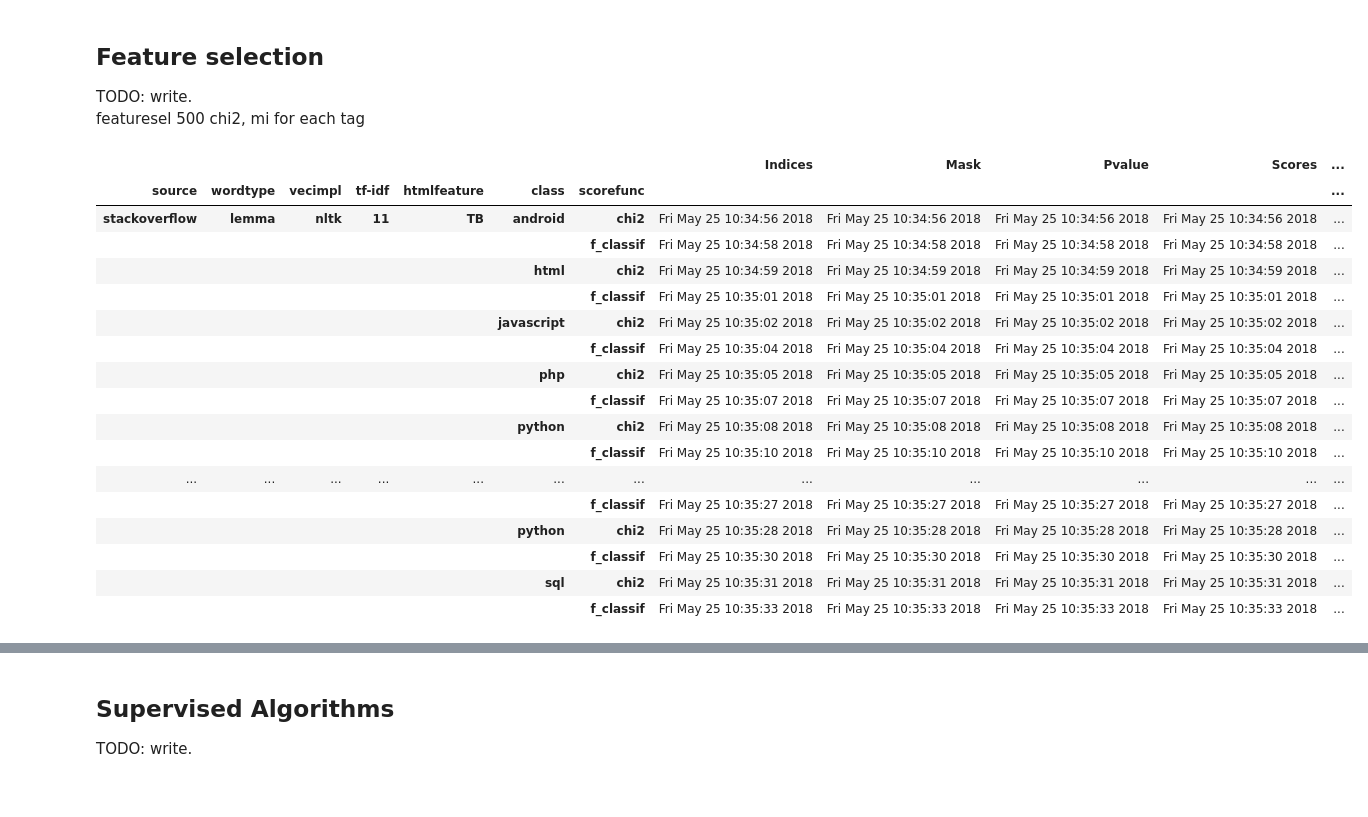
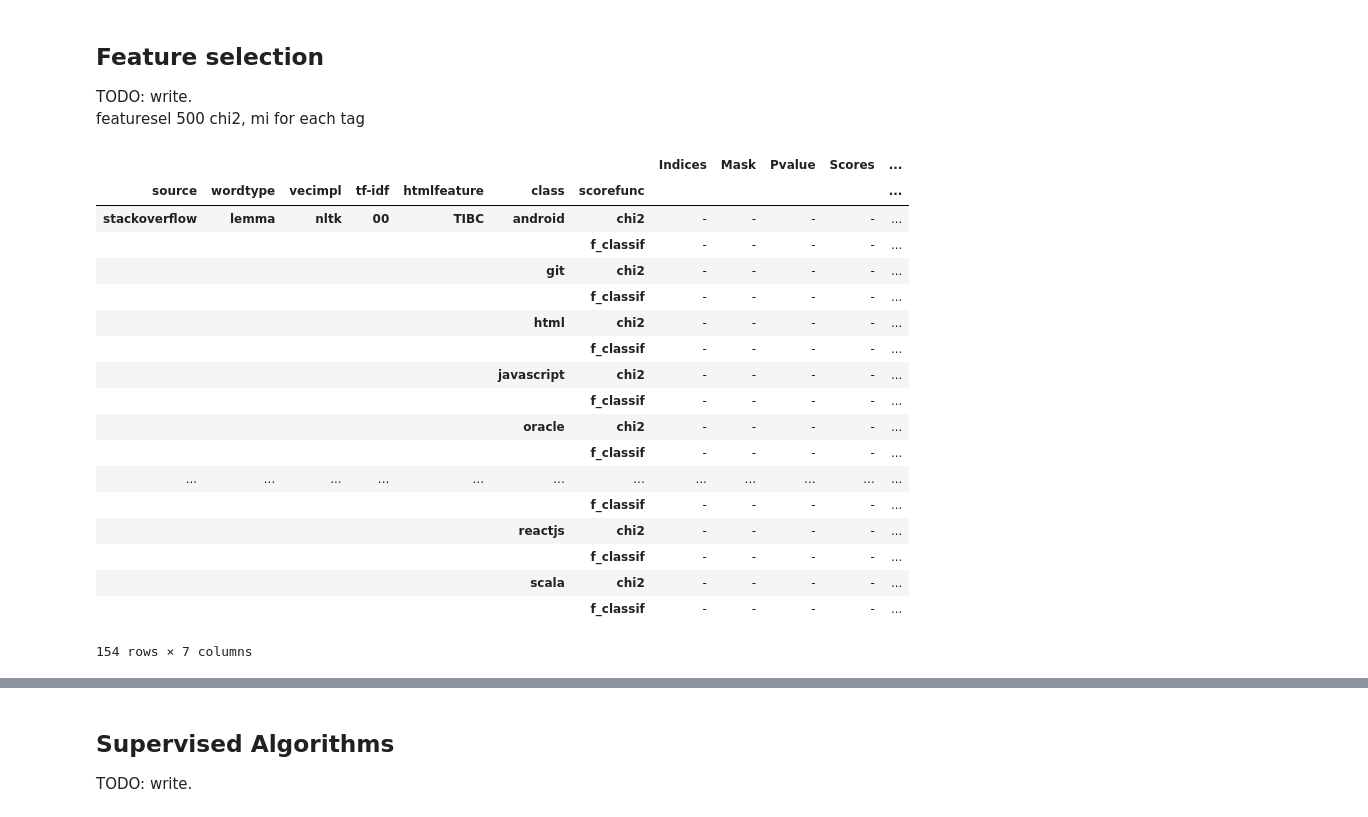
Before and after one commit to glouwa/StackOverflowTopicClustering, a Jupyter notebook: classify.ipynb, the cells around one changed output, grey strips where cells are left out. Cells and saved outputs as stored; diff of their text form; code cells hidden in the pictures.

```diff
--- a/classify.ipynb
+++ b/classify.ipynb
@@ -15,34 +15,35 @@ featuresel 500 chi2, mi for each tag
 # %%
 import classifyfeatureselect, src.algo.cell2string
 
-tfidf       = slice('11', '32')
-htmlfeature = ['TB']
-tags        = ['python', 'php', 'html', 'android', 'javascript', 'sql']
+tfidf       = slice(None)
+htmlfeature = ['TIBC']
+tags        = ['python', 'php', 'html', 'android', 'javascript', 'sql', 'reactjs', 'git', 'c#','scala', 'oracle', 'pandas']
 scorefunc   = ['chi2', 'f_classif'] #, 'mutual_info_classif', 'chi2', 'f_classif']
 
 inputspace = classifyfeatureselect.FeatureFrame().sort_index().sort_index(axis=1)
 fsplan = inputspace.loc[('stackoverflow', 'lemma', 'nltk', tfidf, htmlfeature, tags, scorefunc), :]
 fsplan = src.algo.cell2string.file2date(fsplan)
 fsplan
 # %% [output]
 |  |  |  |  |  |  |  | Indices | Mask | Pvalue | Scores | ... |
 | source | wordtype | vecimpl | tf-idf | htmlfeature | class | scorefunc |  |  |  |  | ... |
-| stackoverflow | lemma | nltk | 11 | TB | android | chi2 | Fri May 25 10:34:56 2018 | Fri May 25 10:34:56 2018 | Fri May 25 10:34:56 2018 | Fri May 25 10:34:56 2018 | ... |
-|  |  |  |  |  |  | f_classif | Fri May 25 10:34:58 2018 | Fri May 25 10:34:58 2018 | Fri May 25 10:34:58 2018 | Fri May 25 10:34:58 2018 | ... |
-|  |  |  |  |  | html | chi2 | Fri May 25 10:34:59 2018 | Fri May 25 10:34:59 2018 | Fri May 25 10:34:59 2018 | Fri May 25 10:34:59 2018 | ... |
-|  |  |  |  |  |  | f_classif | Fri May 25 10:35:01 2018 | Fri May 25 10:35:01 2018 | Fri May 25 10:35:01 2018 | Fri May 25 10:35:01 2018 | ... |
-|  |  |  |  |  | javascript | chi2 | Fri May 25 10:35:02 2018 | Fri May 25 10:35:02 2018 | Fri May 25 10:35:02 2018 | Fri May 25 10:35:02 2018 | ... |
-|  |  |  |  |  |  | f_classif | Fri May 25 10:35:04 2018 | Fri May 25 10:35:04 2018 | Fri May 25 10:35:04 2018 | Fri May 25 10:35:04 2018 | ... |
-|  |  |  |  |  | php | chi2 | Fri May 25 10:35:05 2018 | Fri May 25 10:35:05 2018 | Fri May 25 10:35:05 2018 | Fri May 25 10:35:05 2018 | ... |
-|  |  |  |  |  |  | f_classif | Fri May 25 10:35:07 2018 | Fri May 25 10:35:07 2018 | Fri May 25 10:35:07 2018 | Fri May 25 10:35:07 2018 | ... |
-|  |  |  |  |  | python | chi2 | Fri May 25 10:35:08 2018 | Fri May 25 10:35:08 2018 | Fri May 25 10:35:08 2018 | Fri May 25 10:35:08 2018 | ... |
-|  |  |  |  |  |  | f_classif | Fri May 25 10:35:10 2018 | Fri May 25 10:35:10 2018 | Fri May 25 10:35:10 2018 | Fri May 25 10:35:10 2018 | ... |
+| stackoverflow | lemma | nltk | 00 | TIBC | android | chi2 | - | - | - | - | ... |
+|  |  |  |  |  |  | f_classif | - | - | - | - | ... |
+|  |  |  |  |  | git | chi2 | - | - | - | - | ... |
+|  |  |  |  |  |  | f_classif | - | - | - | - | ... |
+|  |  |  |  |  | html | chi2 | - | - | - | - | ... |
+|  |  |  |  |  |  | f_classif | - | - | - | - | ... |
+|  |  |  |  |  | javascript | chi2 | - | - | - | - | ... |
+|  |  |  |  |  |  | f_classif | - | - | - | - | ... |
+|  |  |  |  |  | oracle | chi2 | - | - | - | - | ... |
+|  |  |  |  |  |  | f_classif | - | - | - | - | ... |
 | ... | ... | ... | ... | ... | ... | ... | ... | ... | ... | ... | ... |
-|  |  |  |  |  |  | f_classif | Fri May 25 10:35:27 2018 | Fri May 25 10:35:27 2018 | Fri May 25 10:35:27 2018 | Fri May 25 10:35:27 2018 | ... |
-|  |  |  |  |  | python | chi2 | Fri May 25 10:35:28 2018 | Fri May 25 10:35:28 2018 | Fri May 25 10:35:28 2018 | Fri May 25 10:35:28 2018 | ... |
-|  |  |  |  |  |  | f_classif | Fri May 25 10:35:30 2018 | Fri May 25 10:35:30 2018 | Fri May 25 10:35:30 2018 | Fri May 25 10:35:30 2018 | ... |
-|  |  |  |  |  | sql | chi2 | Fri May 25 10:35:31 2018 | Fri May 25 10:35:31 2018 | Fri May 25 10:35:31 2018 | Fri May 25 10:35:31 2018 | ... |
-|  |  |  |  |  |  | f_classif | Fri May 25 10:35:33 2018 | Fri May 25 10:35:33 2018 | Fri May 25 10:35:33 2018 | Fri May 25 10:35:33 2018 | ... |
+|  |  |  |  |  |  | f_classif | - | - | - | - | ... |
+|  |  |  |  |  | reactjs | chi2 | - | - | - | - | ... |
+|  |  |  |  |  |  | f_classif | - | - | - | - | ... |
+|  |  |  |  |  | scala | chi2 | - | - | - | - | ... |
+|  |  |  |  |  |  | f_classif | - | - | - | - | ... |
+154 rows × 7 columns
 # %%
 kbest = classifyfeatureselect.run(fsplan, 10000, 1000)
 kbest
```
Also changed, not shown: parts of 3 cells of this notebook, 10 other files.
